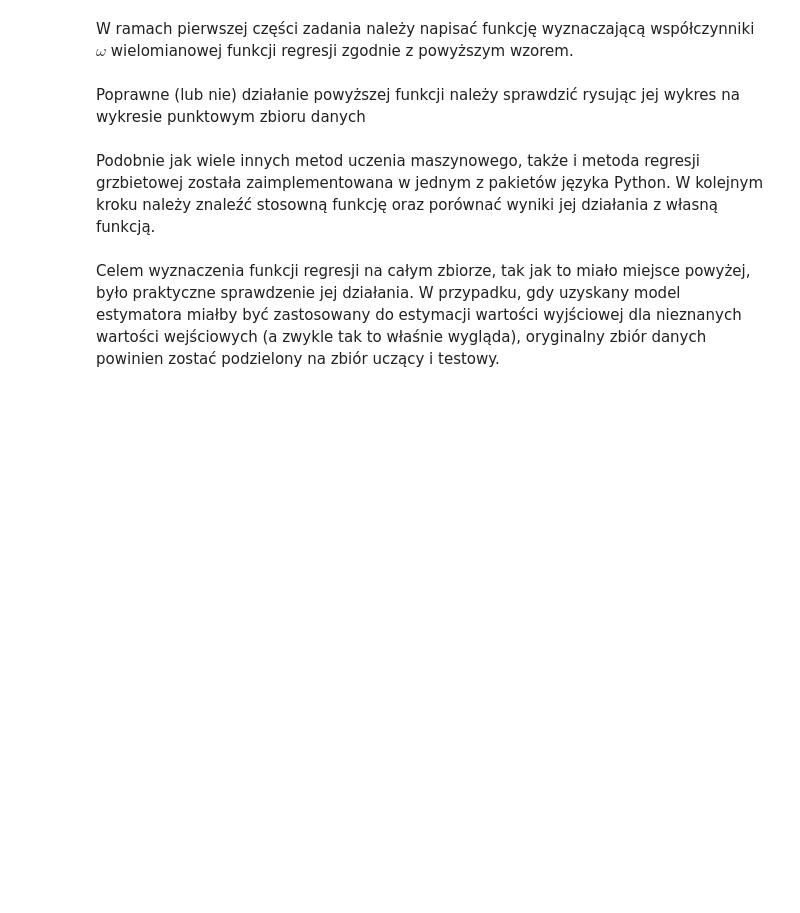
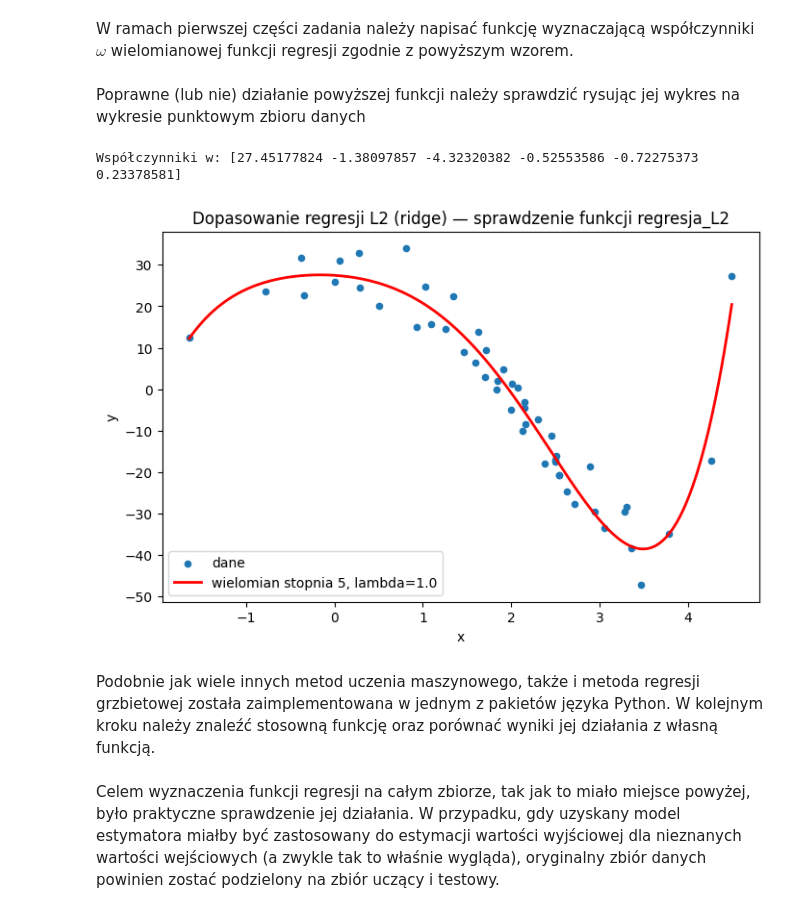
Before and after one commit to Hadidomena/Data-exploration-methods, a Jupyter notebook: MED 5 - Metody ograniczenia wariancji modelu.ipynb, the cells around one changed output. Drawn from its saved outputs; the diff is of its cells as text; code cells hidden in the pictures; blank space fills up the shorter version.

```diff
--- a/MED 5 - Metody ograniczenia wariancji modelu.ipynb
+++ b/MED 5 - Metody ograniczenia wariancji modelu.ipynb
@@ -105,2 +99,24 @@ def regresja_L2(X, y, lamb, stopien_wielomianu):
+# %%
+def regresja_L2(X, y, lamb, stopien_wielomianu):
+    X = np.asarray(X).reshape(-1)
+    y = np.asarray(y).reshape(-1)
+    n = X.shape[0]
+    m = int(stopien_wielomianu)
+
+    # macierz projektowa (kolumna jedynek + kolejne potęgi x)
+    Phi = np.ones((n, m + 1), dtype=float)
+    for k in range(1, m + 1):
+        Phi[:, k] = X ** k
+
+    # normalne równanie z karą L2; nie karzemy wyrazu wolnego
+    A = Phi.T @ Phi
+    reg = lamb * np.eye(m + 1, dtype=float)
+    reg[0, 0] = 0.0
+    A_reg = A + reg
+    b = Phi.T @ y
+
+    # rozwiąż układ liniowy A_reg * w = b
+    w = np.linalg.solve(A_reg, b)
+    return w
 # %% [markdown]
 Poprawne (lub nie) działanie powyższej funkcji należy sprawdzić rysując jej wykres na wykresie punktowym zbioru danych
@@ -111,2 +123,27 @@ plt.plot(X, w*X, c='red')
+# %%
+degree = 5
+lamb = 1.0
+
+w = regresja_L2(x, y, lamb, degree)
+print("Współczynniki w:", w)
+
+# Gęsta siatka x do rysowania gładkiej krzywej
+x_plot = np.linspace(x.min(), x.max(), 400)
+Phi_plot = np.ones((x_plot.size, degree + 1), dtype=float)
+for k in range(1, degree + 1):
+    Phi_plot[:, k] = x_plot ** k
+y_plot = Phi_plot @ w
+
+plt.figure(figsize=(8,5))
+plt.scatter(x, y, s=20, label='dane')
+plt.plot(x_plot, y_plot, c='red', lw=2, label=f'wielomian stopnia {degree}, lambda={lamb}')
+plt.legend()
+plt.xlabel('x')
+plt.ylabel('y')
+plt.title('Dopasowanie regresji L2 (ridge) — sprawdzenie funkcji regresja_L2')
+plt.show()
+# %% [output]
+Współczynniki w: [27.45177824 -1.38097857 -4.32320382 -0.52553586 -0.72275373  0.23378581]
+[figure, added]
 # %% [markdown]
 Podobnie jak wiele innych metod uczenia maszynowego, także i metoda regresji grzbietowej została zaimplementowana w jednym z pakietów języka Python. W kolejnym kroku należy znaleźć stosowną funkcję oraz porównać wyniki jej działania z własną funkcją.
```
Also changed, not shown: parts of 5 cells of this notebook.
